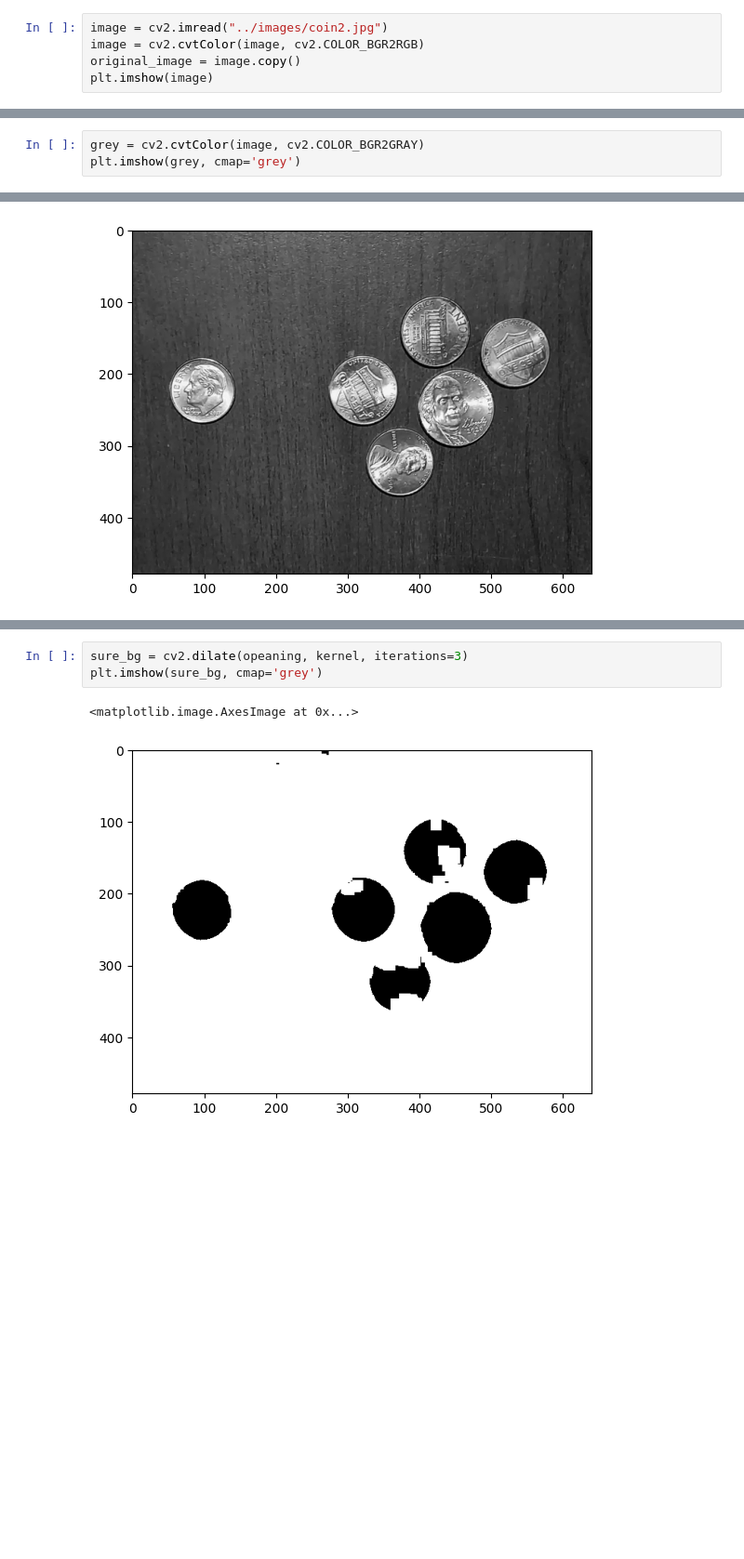
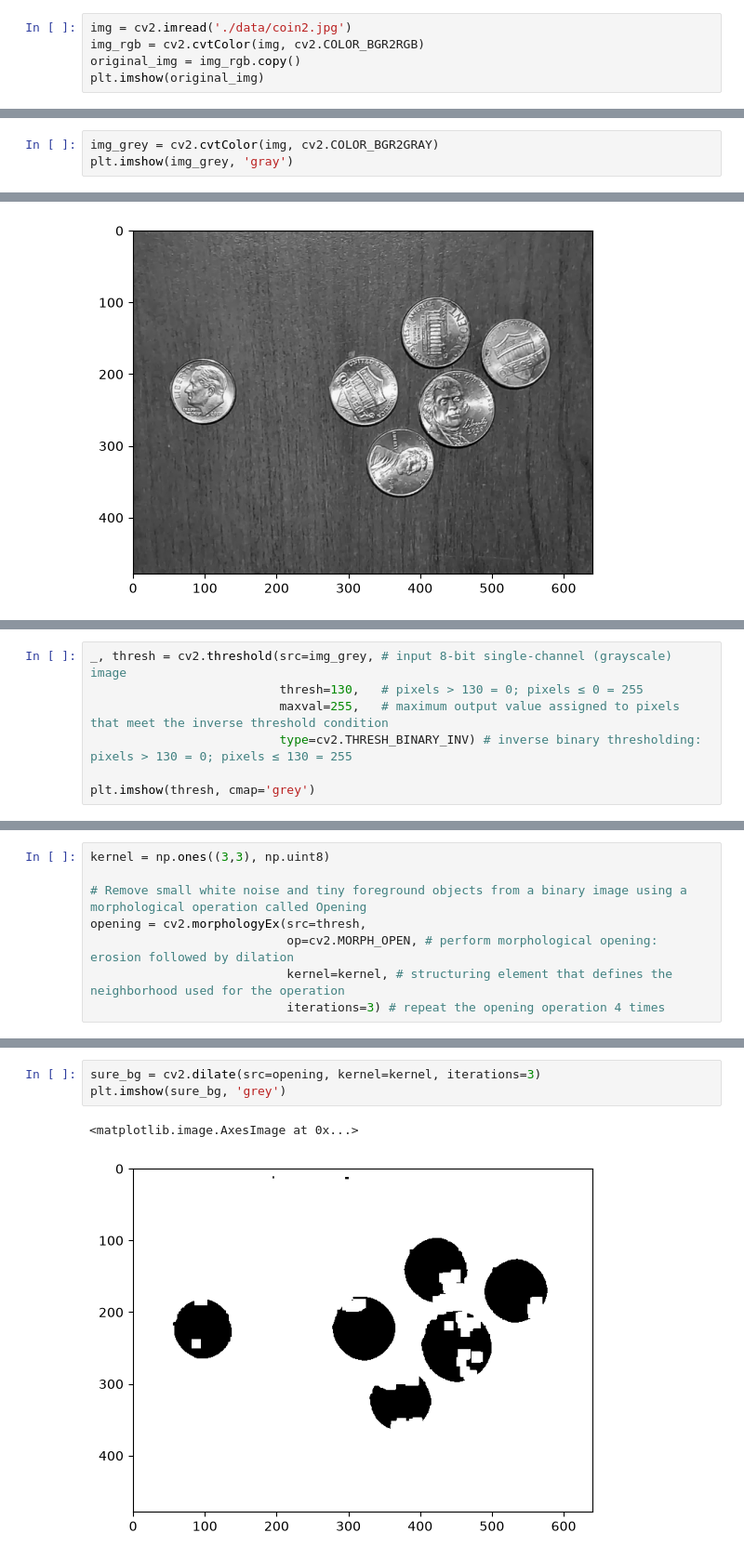
Before and after one commit to htetaunglynn94/Computer-Vision-with-CNN-TensorFlow-and-PyTorch, a Jupyter notebook: 05-OpenCV/17-image_segmentation.ipynb, the cells around one changed output, grey strips where cells are left out. Shown at 93% size. Drawn from its saved outputs; the diff is of its cells as text; blank space fills up the shorter version.

```diff
--- a/05-OpenCV/17-image_segmentation.ipynb
+++ b/05-OpenCV/17-image_segmentation.ipynb
@@ -146,16 +141,16 @@ In the image, only can see 2 categories. The remaining one is the whole image it
 # %% [markdown]
 # watershed algorithm
 # %%
-image = cv2.imread("../images/coin2.jpg")
-image = cv2.cvtColor(image, cv2.COLOR_BGR2RGB)
-original_image = image.copy()
-plt.imshow(image)
+img = cv2.imread('./data/coin2.jpg')
+img_rgb = cv2.cvtColor(img, cv2.COLOR_BGR2RGB)
+original_img = img_rgb.copy()
+plt.imshow(original_img)
 # %% [output]
 <matplotlib.image.AxesImage at 0x...>
 [figure]
 # %%
-grey = cv2.cvtColor(image, cv2.COLOR_BGR2GRAY)
-plt.imshow(grey, cmap='grey')
+img_grey = cv2.cvtColor(img, cv2.COLOR_BGR2GRAY)
+plt.imshow(img_grey, 'gray')
 # %% [output]
 <matplotlib.image.AxesImage at 0x...>
 [figure]
@@ -175,0 +157,7 @@ plt.imshow(opeaning, cmap='grey')
+# %%
+_, thresh = cv2.threshold(src=img_grey, # input 8-bit single-channel (grayscale) image
+                          thresh=130,   # pixels > 130 = 0; pixels ≤ 0 = 255
+                          maxval=255,   # maximum output value assigned to pixels that meet the inverse threshold condition
+                          type=cv2.THRESH_BINARY_INV) # inverse binary thresholding: pixels > 130 = 0; pixels ≤ 130 = 255
+
+plt.imshow(thresh, cmap='grey')
@@ -175,0 +167,8 @@ plt.imshow(opeaning, cmap='grey')
+# %%
+kernel = np.ones((3,3), np.uint8)
+
+# Remove small white noise and tiny foreground objects from a binary image using a morphological operation called Opening
+opening = cv2.morphologyEx(src=thresh,
+                           op=cv2.MORPH_OPEN, # perform morphological opening: erosion followed by dilation
+                           kernel=kernel, # structuring element that defines the neighborhood used for the operation
+                           iterations=3) # repeat the opening operation 4 times
@@ -176,6 +184,6 @@ plt.imshow(opeaning, cmap='grey')
 # %%
-sure_bg = cv2.dilate(opeaning, kernel, iterations=3)
-plt.imshow(sure_bg, cmap='grey')
+sure_bg = cv2.dilate(src=opening, kernel=kernel, iterations=3)
+plt.imshow(sure_bg, 'grey')
 # %% [output]
 <matplotlib.image.AxesImage at 0x...>
-[figure, old version]
+[figure, new version]
```
Also changed, not shown: parts of 24 cells of this notebook, 1 other file.
